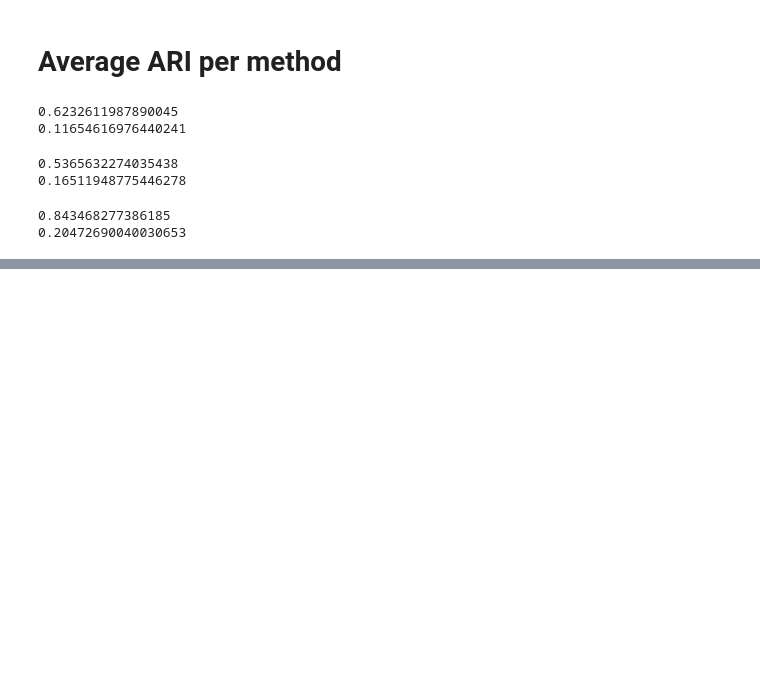
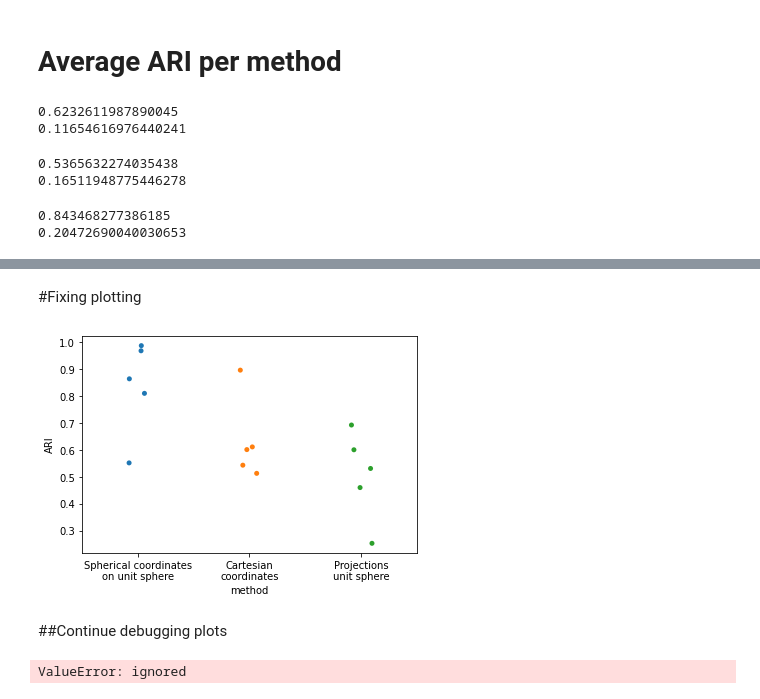
Before and after one commit to PerifanosPrometheus/GiorgioDiSalvo, a Jupyter notebook: Table1_spherical.ipynb, the cells around one changed output, grey strips where cells are left out. Cells and saved outputs as stored; diff of their text form; code cells hidden in the pictures; blank space fills up the shorter version.

```diff
--- a/Table1_spherical.ipynb
+++ b/Table1_spherical.ipynb
@@ -312,7 +315,8 @@ B_i \sim Uniform(0, 1)^{K×K}\\
 # %%
 ## Arguments
 n = 1000
-M_sim = 25
+#M_sim = 25 Use 25 to produce plot for experiment
+M_sim = 5 # used to have some quick results to plot
 K = 3
 
 ## Set seed to repeat the simulation
@@ -457,0 +430,27 @@ on full configurables, see '--help-all'.
+# %% [markdown]
+#Fixing plotting
+# %%
+ARI = {"ARI": ari_com_1000, "method": "Cartesian\ncoordinates", "Simulation Number": range(1,len(ari_com_1000)+1)}
+ARI_norm =  {"ARI": ari_com_norm_1000, "method": "Projections\nunit sphere", "Simulation Number": range(1,len(ari_com_norm_1000)+1)}
+ARI_theta = { "ARI": ari_com_theta_1000, "method": "Spherical coordinates\non unit sphere","Simulation Number": range(1,len(ari_com_theta_1000)+1)}
+
+ARI = pd.DataFrame(data=ARI)
+ARI_norm = pd.DataFrame(data=ARI_norm)
+ARI_theta = pd.DataFrame(data=ARI_theta)
+ARI = pd.concat([ARI_theta, ARI, ARI_norm], axis=0)
+
+ax = sns.stripplot(x="method", y="ARI", data=ARI)
+# %% [output]
+[figure, added]
+# %% [markdown]
+##Continue debugging plots
+# %%
+ARI = {"method1": [r"$\mathbf{X}$"]*len(ari_com_1000), "method2": [r"$\mathbf{\bar X}$"]*len(ari_com_norm_1000), "method3":[r"$\mathbf{\Theta}$"]*len(ari_com_theta_1000), r"$\mathbf{X}$": ari_com_1000, r"$\mathbf{\bar X}$": ari_com_norm_1000, r"$\mathbf{\Theta}$": ari_com_theta_1000, "Simulation Number": range(1,len(ari_com_1000)+1)}
+ARI = pd.DataFrame(data=ARI)
+
+ARI = ARI.pivot(index="Simulation Number", columns = ["method1", "method2", "method3"], values=[r"$\mathbf{X}$", r"$\mathbf{\bar X}$",r"$\mathbf{\Theta}$"])
+
+sns.stripplot(x = "method1", y = r"$\mathbf{X}$", data= ARI)
+plt.ylabel("ARI")
+# %% [output]
+ValueError: ignored
```
Also changed, not shown: parts of 23 cells of this notebook.
